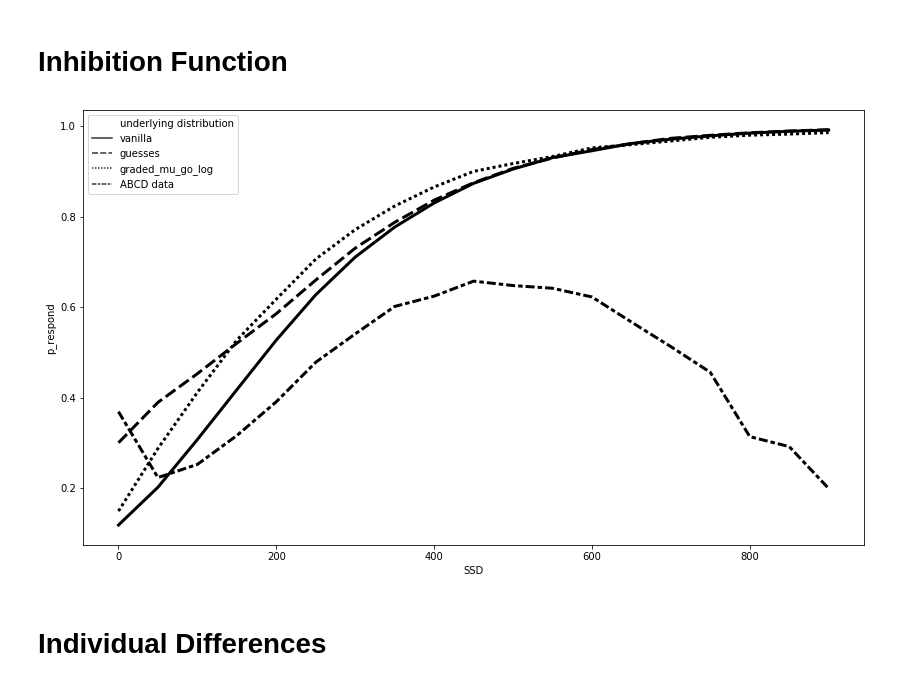
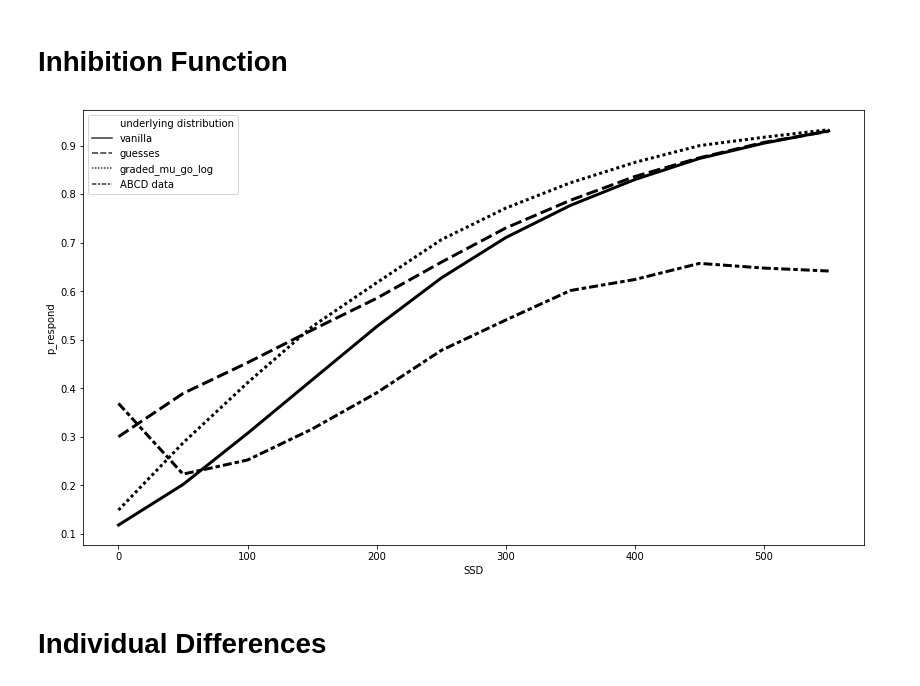
Before and after one commit to henrymj/ABCD_simulations, a Jupyter notebook: generate_results.ipynb, the cells around one changed output. Drawn from its saved outputs; the diff is of its cells as text; code cells hidden in the pictures.

Commit message:
add figures, drop vis dir

```diff
--- a/generate_results.ipynb
+++ b/generate_results.ipynb
@@ -80,13 +80,6 @@ for file in [i for i in glob('ssrt_metrics/indiv_*.csv') if 'linear' not in i]:
     melt_df['underlying distribution'] = title
     full_melt = pd.concat([full_melt, melt_df], 0)
 
-
-    _ = sns.lineplot(x='SSD', y='SSRT', hue='assumed distribution', data=melt_df)
-
-    plt.title(title)
-    plt.show()
-    plt.close()
-
     # for inhibition function
     data['underlying distribution'] = title
     full_metric_df = pd.concat([full_metric_df, data], 0)
@@ -145,10 +138,10 @@ abcd_inhib_func = pd.read_csv('abcd_data/abcd_inhib_func.csv')
 inhib_func_df = pd.concat([full_metric_df[['SSD', 'p_respond', 'underlying distribution']], abcd_inhib_func], 0)
 # %%
 fig,ax = plt.subplots(1,1, figsize=(14, 8))
-_ = sns.lineplot(x='SSD', y='p_respond', color='k', style='underlying distribution', data=inhib_func_df, linewidth=3)
-# plt.savefig('SSRT_by_SSD.pdf')
+_ = sns.lineplot(x='SSD', y='p_respond', color='k', style='underlying distribution', data=inhib_func_df.query('SSD < 600'), linewidth=3)
+plt.savefig('figures/inhibition_function.pdf')
 # %% [output]
-[figure, old version]
+[figure, new version]
 # %% [markdown]
 # Individual Differences
 # %%
```
Also changed, not shown: parts of 2 cells of this notebook, 17 other files.
